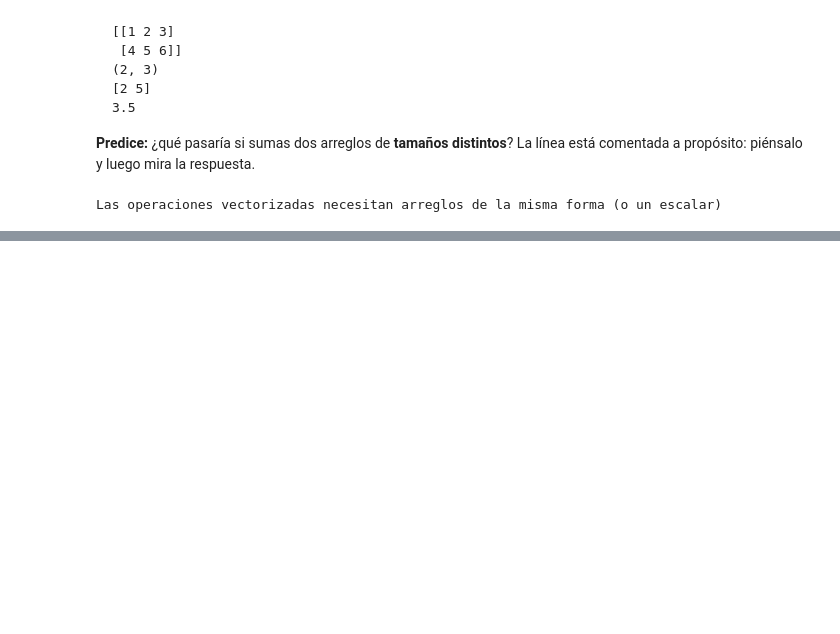
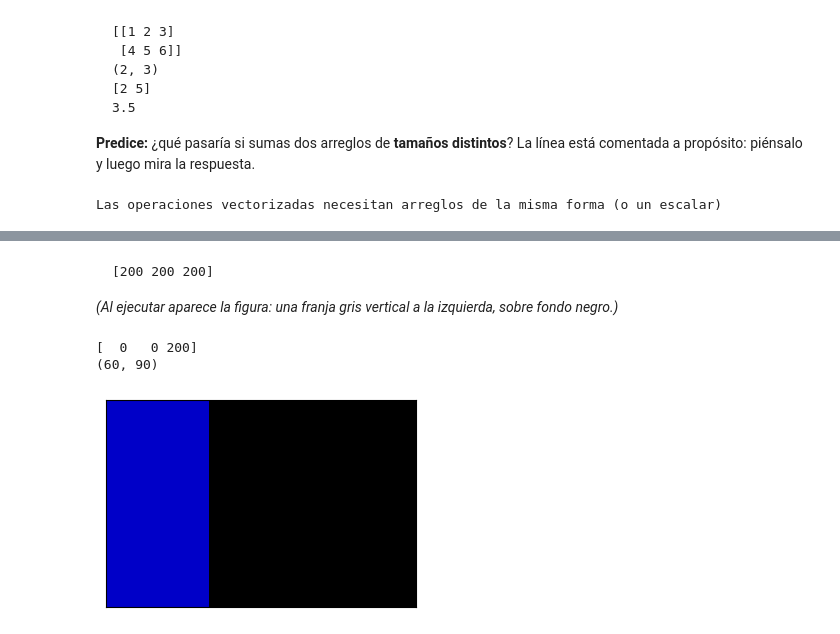
Before and after one commit to devomh/comp3005-2026, a Jupyter notebook: u03_scientific_computing/l20_lab_numpy.ipynb, the cells around one changed output, grey strips where cells are left out. Drawn from its saved outputs; the diff is of its cells as text; code cells hidden in the pictures; blank space fills up the shorter version.

```diff
--- a/u03_scientific_computing/l20_lab_numpy.ipynb
+++ b/u03_scientific_computing/l20_lab_numpy.ipynb
@@ -160,0 +240,16 @@ Un microscopio contó las células de cinco muestras: `120, 135, 98, 142, 110`.
+# %% [markdown]
+~~~text
+[200 200 200]
+~~~
+
+*(Al ejecutar aparece la figura: una franja gris vertical a la izquierda, sobre fondo negro.)*
+# %%
+lienzo[:, :30, 0] = 0       # apaga el canal rojo de la franja
+lienzo[:, :30, 1] = 0       # apaga el canal verde de la franja
+print(lienzo[0, 0])
+print(lienzo[:, :, 2].shape)
+mostrar(lienzo)
+# %% [output]
+[  0   0 200]
+(60, 90)
+[figure, added]
```
Also changed, not shown: parts of 31 cells of this notebook, 1 other file.
